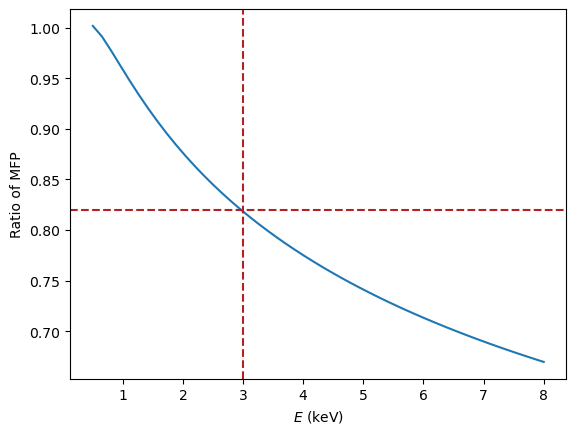
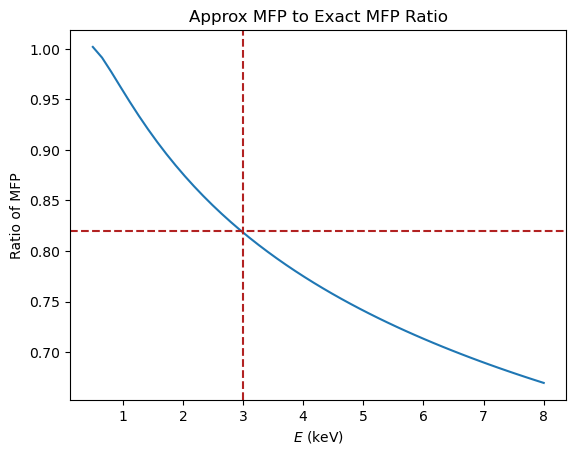
The change to this notebook cell's code, shown as a diff; its figure went from the first image to the second:
--- before
+++ after
@@ -6,4 +6,6 @@
 plt.ylabel(r'Ratio of MFP')
 plt.xlabel(r'$E$ (keV)')
+
+plt.title(r'Approx MFP to Exact MFP Ratio')
 
 """

Commit: Documentation added